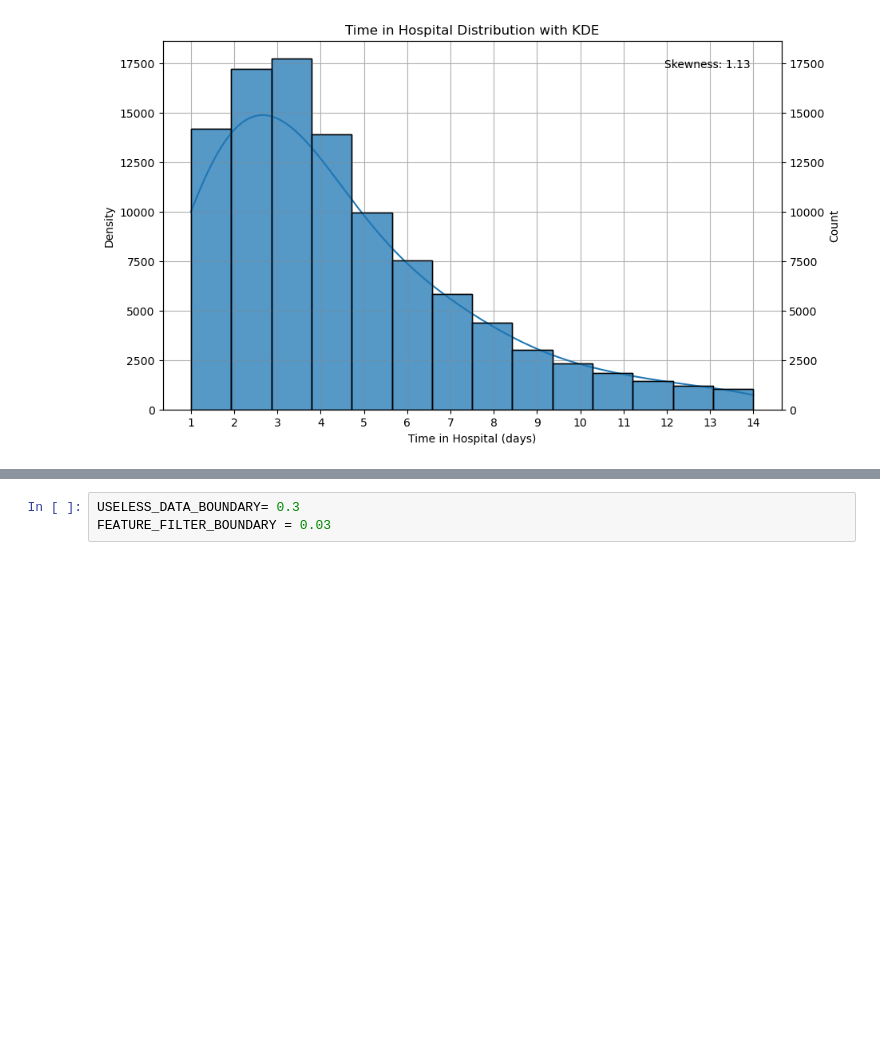
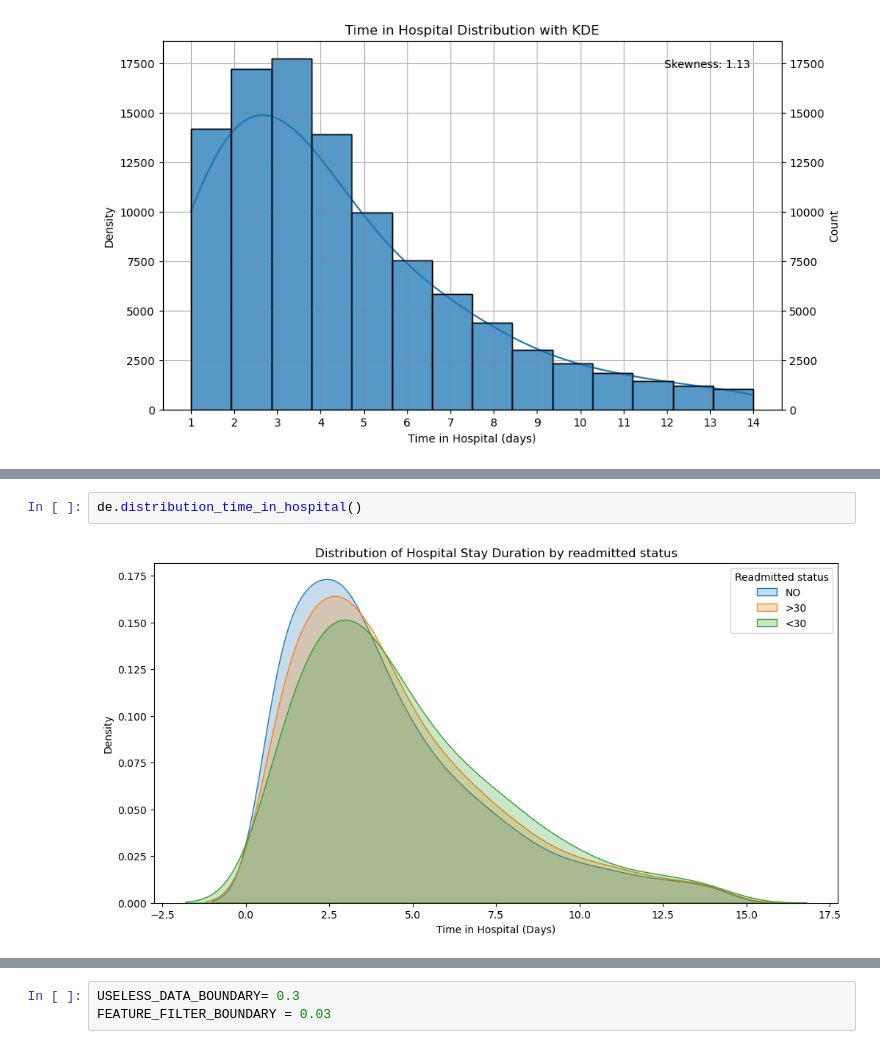
Before and after one commit to bianyiguyuan/diabetic_data_model, a Jupyter notebook: model_train.ipynb, the cells around one changed output, grey strips where cells are left out. Saved outputs shown, nothing was run; the diff lists cells and outputs as text; blank space fills up the shorter version.

```diff
--- a/model_train.ipynb
+++ b/model_train.ipynb
@@ -286,0 +534,4 @@ de.histogram_time_in_hospital()
+# %%
+de.distribution_time_in_hospital()
+# %% [output]
+[figure, added]
```
Also changed, not shown: parts of 8 cells of this notebook.
